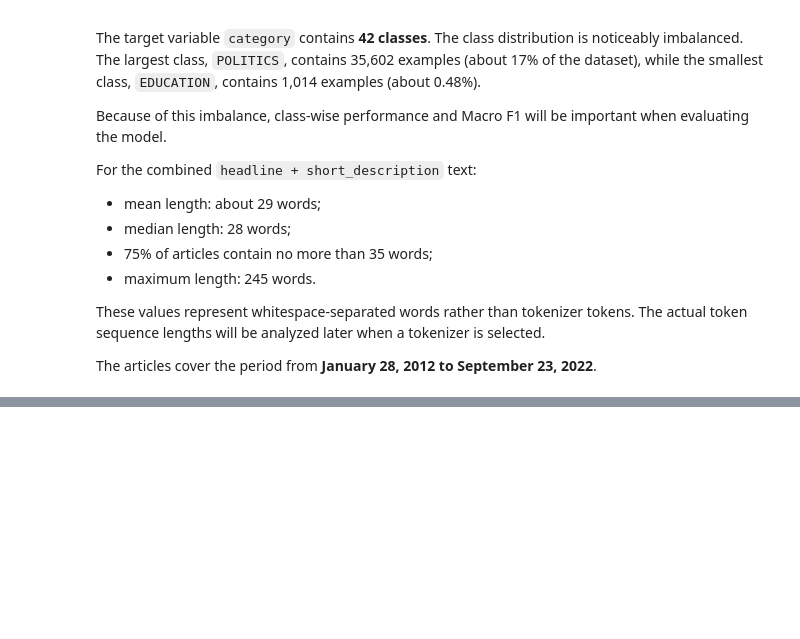
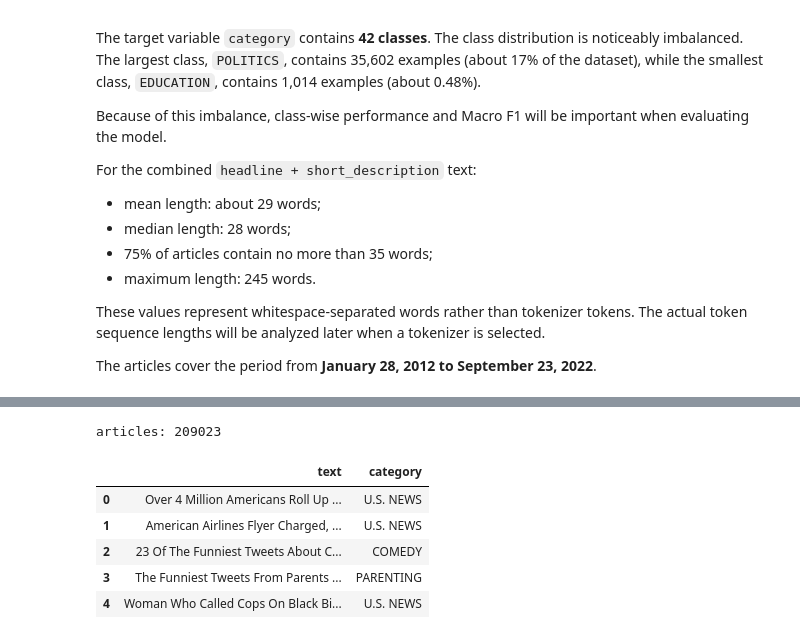
Before and after one commit to IlyaKyazimov/news_category_dataset, a Jupyter notebook: notebook.ipynb, the cells around one changed output, grey strips where cells are left out. Drawn from its saved outputs; the diff is of its cells as text; code cells hidden in the pictures; blank space fills up the shorter version.

```diff
--- a/notebook.ipynb
+++ b/notebook.ipynb
@@ -383,0 +421,15 @@ The articles cover the period from **January 28, 2012 to September 23, 2022**.
+# %%
+category_count_per_text = (
+    df_clean
+    .groupby(["headline", "short_description"])["category"]
+    .transform("nunique")
+)
+
+conflicting_mask = category_count_per_text > 1
+
+print(
+    "Rows belonging to conflicting text groups:",
+    conflicting_mask.sum(),
+)
+
+df_clean = df_clean.loc[~conflicting_mask].copy()
@@ -383,0 +438,11 @@ The articles cover the period from **January 28, 2012 to September 23, 2022**.
+# %%
+duplicates_before = df_clean.duplicated(
+    subset=["headline", "short_description"]
+).sum()
+
+print(f"Duplicated texts remaining: {duplicates_before}")
+
+df_clean = df_clean.drop_duplicates(
+    subset=["headline", "short_description"],
+    keep="first",
+).copy()
@@ -383,0 +549,22 @@ The articles cover the period from **January 28, 2012 to September 23, 2022**.
+# %%
+df_prepared = df_clean.copy()
+
+df_prepared["text"] = (
+    df_prepared["headline"].fillna("").str.strip()
+    + " "
+    + df_prepared["short_description"].fillna("").str.strip()
+).str.strip()
+
+df_prepared = df_prepared[["text", "category"]].copy()
+
+print(f"Prepared articles: {len(df_prepared)}")
+
+df_prepared.head()
+# %% [output]
+articles: 209023
+|  | text | category |
+| 0 | Over 4 Million Americans Roll Up ... | U.S. NEWS |
+| 1 | American Airlines Flyer Charged, ... | U.S. NEWS |
+| 2 | 23 Of The Funniest Tweets About C... | COMEDY |
+| 3 | The Funniest Tweets From Parents ... | PARENTING |
+| 4 | Woman Who Called Cops On Black Bi... | U.S. NEWS |
```
Also changed, not shown: parts of 17 cells of this notebook.
